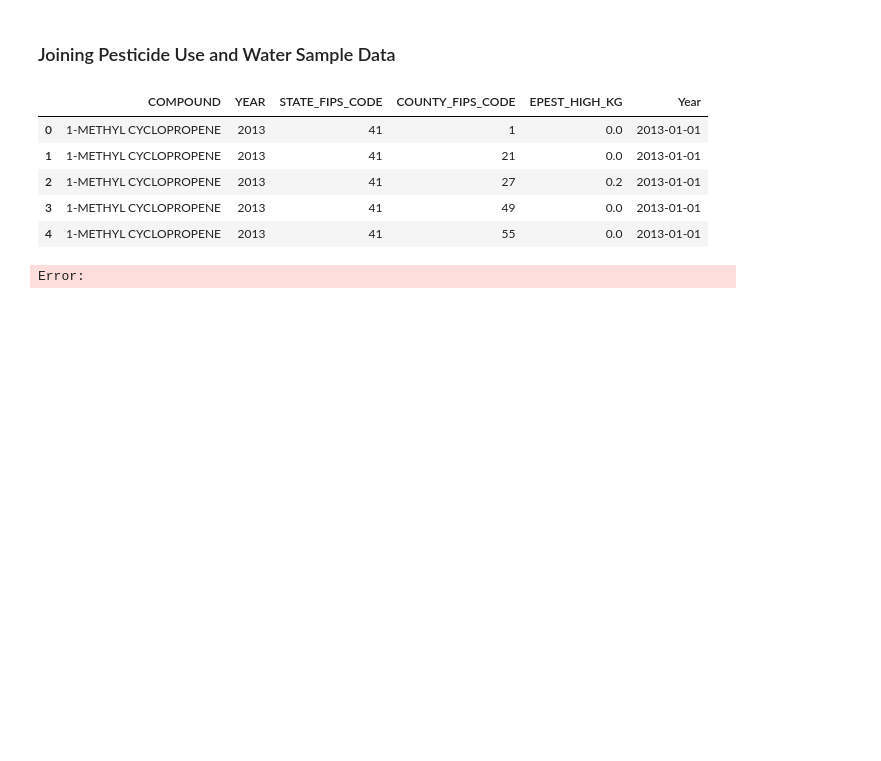
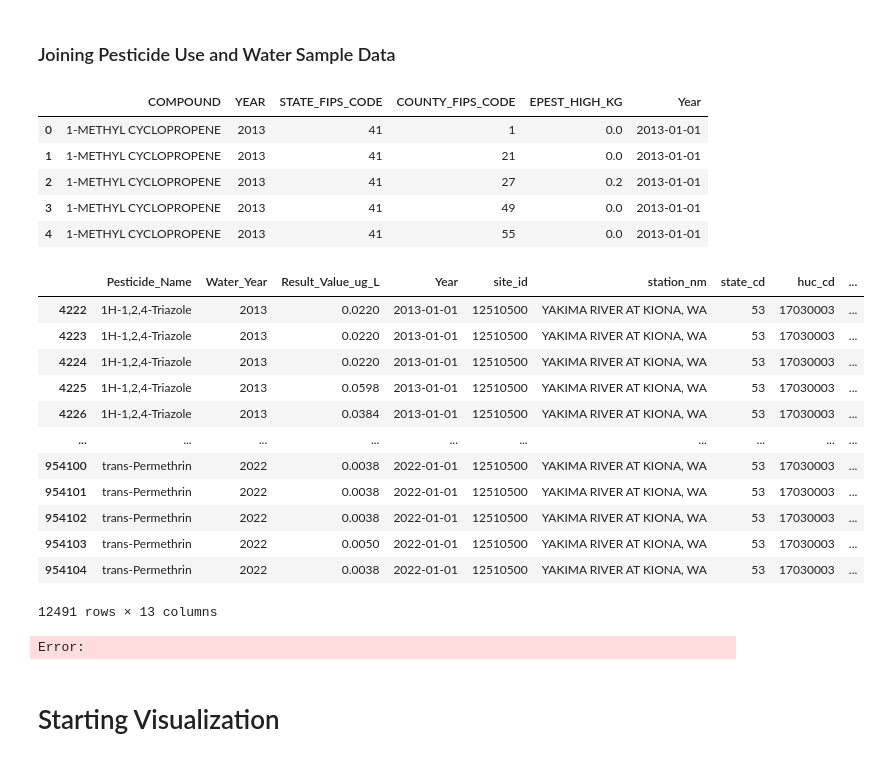
Before and after one commit to peytonrsmith/PerryLavinderSmith, a Jupyter notebook: Scripts/Ecotox_NEW.ipynb, the cells around one changed output. Cells and saved outputs as stored; diff of their text form; code cells hidden in the pictures; blank space fills up the shorter version.

Commit message:
attempts to not have the kernel crash

```diff
--- a/Scripts/Ecotox_NEW.ipynb
+++ b/Scripts/Ecotox_NEW.ipynb
@@ -326,18 +326,49 @@ pest_use['county_fips'] = (
     pest_use['STATE_FIPS_CODE'].astype(int) * 1000
     + pest_use['COUNTY_FIPS_CODE'].astype(int)
 ).astype('category')
-
-pest_use['county_fips'] = pest_use['county_fips'].cat.rename_categories(lambda x: f'{x:05d}')
+# %%
+def add_zero(code):
+    code = str(code)
+    if len(code) < 5:
+        code = '0' + code
+    return code
+
+pest_use['county_fips'] = pest_use['county_fips'].astype(int).apply(add_zero)
+# %%
+pest_use['county_fips'].head(20)
+pest_water_loc[pest_water_loc['county_fips'] == '53005']
+# %% [output]
+|  | Pesticide_Name | Water_Year | Result_Value_ug_L | Year | site_id | station_nm | state_cd | huc_cd | ... |
+| 4222 | 1H-1,2,4-Triazole | 2013 | 0.0220 | 2013-01-01 | 12510500 | YAKIMA RIVER AT KIONA, WA | 53 | 17030003 | ... |
+| 4223 | 1H-1,2,4-Triazole | 2013 | 0.0220 | 2013-01-01 | 12510500 | YAKIMA RIVER AT KIONA, WA | 53 | 17030003 | ... |
+| 4224 | 1H-1,2,4-Triazole | 2013 | 0.0220 | 2013-01-01 | 12510500 | YAKIMA RIVER AT KIONA, WA | 53 | 17030003 | ... |
+| 4225 | 1H-1,2,4-Triazole | 2013 | 0.0598 | 2013-01-01 | 12510500 | YAKIMA RIVER AT KIONA, WA | 53 | 17030003 | ... |
+| 4226 | 1H-1,2,4-Triazole | 2013 | 0.0384 | 2013-01-01 | 12510500 | YAKIMA RIVER AT KIONA, WA | 53 | 17030003 | ... |
+| ... | ... | ... | ... | ... | ... | ... | ... | ... | ... |
+| 954100 | trans-Permethrin | 2022 | 0.0038 | 2022-01-01 | 12510500 | YAKIMA RIVER AT KIONA, WA | 53 | 17030003 | ... |
+| 954101 | trans-Permethrin | 2022 | 0.0038 | 2022-01-01 | 12510500 | YAKIMA RIVER AT KIONA, WA | 53 | 17030003 | ... |
+| 954102 | trans-Permethrin | 2022 | 0.0038 | 2022-01-01 | 12510500 | YAKIMA RIVER AT KIONA, WA | 53 | 17030003 | ... |
+| 954103 | trans-Permethrin | 2022 | 0.0050 | 2022-01-01 | 12510500 | YAKIMA RIVER AT KIONA, WA | 53 | 17030003 | ... |
+| 954104 | trans-Permethrin | 2022 | 0.0038 | 2022-01-01 | 12510500 | YAKIMA RIVER AT KIONA, WA | 53 | 17030003 | ... |
+12491 rows × 13 columns
+# %%
+pest_water_loc['county_fips'] = pest_water_loc['county_fips'].astype(str)
+pest_use['county_fips'] = pest_use['county_fips'].astype(str)
+
+# 2. Keep only counties that have water sites
+pest_use_small = pest_use[pest_use['county_fips'].isin(pest_water_loc['county_fips'])]
+# %% [output]
+Error:
 # %%
 pest_water_use = (
     pest_water_loc
     .join(
-        pest_use.set_index('county_fips'),
+        pest_use_small.set_index('county_fips'),
         on='county_fips',
         how='inner',
         rsuffix='_use'
     )
 )
 pest_water_use.head()
-# %% [output]
-Error:
+# %% [markdown]
+# Starting Visualization
```
